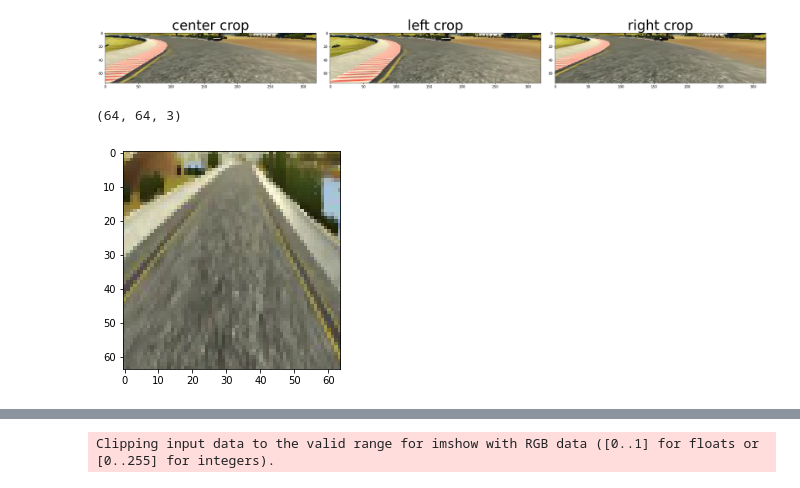
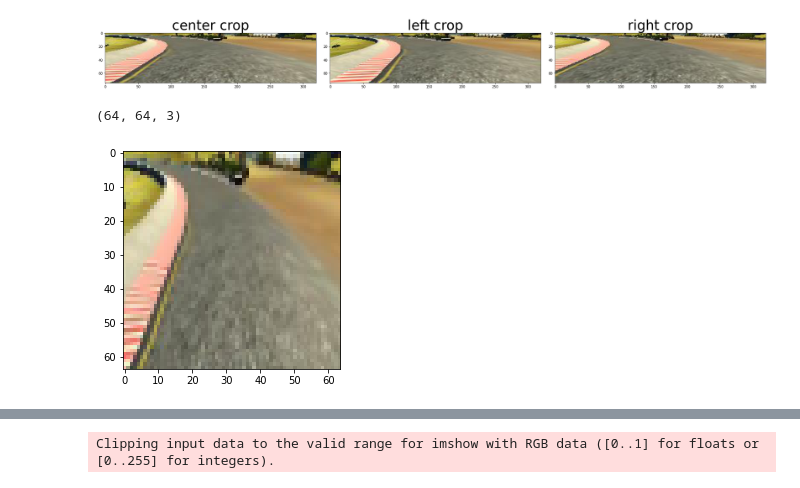
Before and after one commit to zhou-wenbin/Behavioral-Cloning, a Jupyter notebook: details of the process.ipynb, the cells around one changed output, grey strips where cells are left out. Saved outputs shown, nothing was run; the diff lists cells and outputs as text; code cells hidden in the pictures.

```diff
--- a/details of the process.ipynb
+++ b/details of the process.ipynb
@@ -131,23 +131,23 @@ plt.savefig('./output_images/crop.png')
 [figure]
 # %%
 lc=""
-lc = path + center_db[1000]
+lc = path + center_db[7000]
 img = cv2.imread(lc)
 img = cv2.cvtColor(img, cv2.COLOR_BGR2RGB)
 shape = img.shape
 #Cut off the sky from the original picture
 crop_up = shape[0]-100
 #Cut off the front of the car
 crop_down = shape[0]-25
 img = img[crop_up:crop_down, 0:shape[1]]
 
 dim= (64,64)
 img = cv2.resize(img,dim, interpolation = cv2.INTER_AREA)
 
 print(img.shape)
 plt.imshow(img)
 # print(img)
 plt.savefig('./output_images/corner_resize.png')
 # %% [output]
 (64, 64, 3)
-[figure, old version]
+[figure, new version]
```
Also changed, not shown: parts of 2 cells of this notebook, 10 other files.
